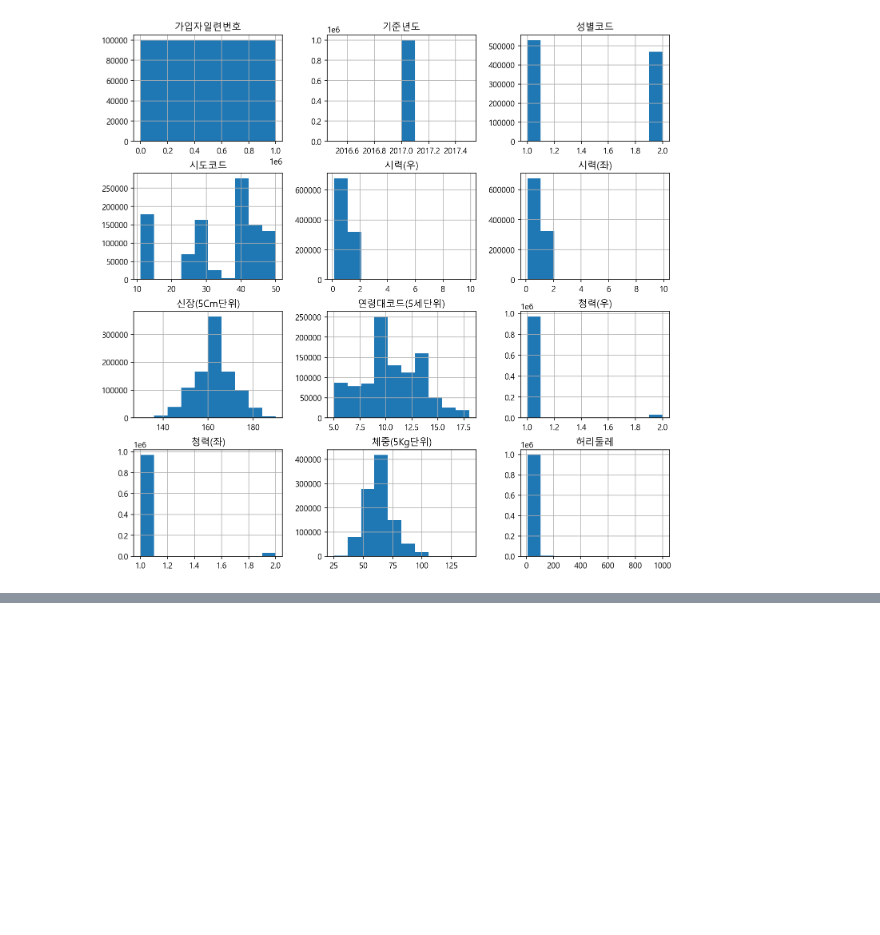
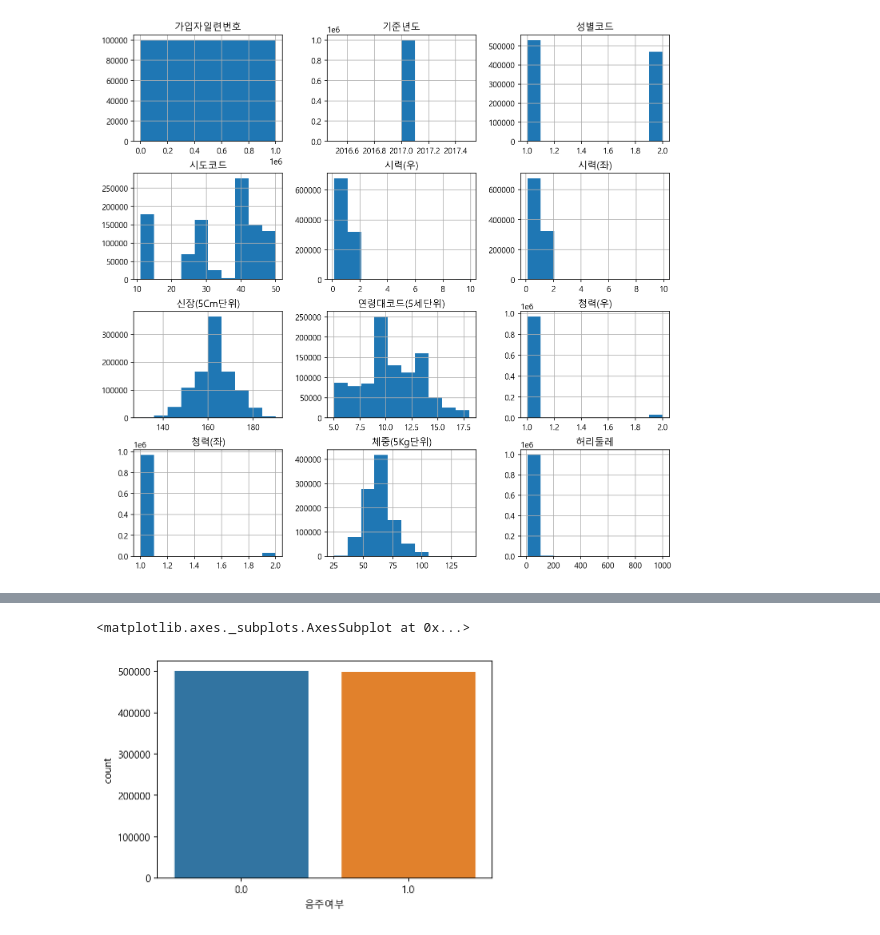
Before and after one commit to baesku789/jupyter, a Jupyter notebook: health-analysis-input.ipynb, the cells around one changed output, grey strips where cells are left out. Cells and saved outputs as stored; diff of their text form; code cells hidden in the pictures; blank space fills up the shorter version.

```diff
--- a/health-analysis-input.ipynb
+++ b/health-analysis-input.ipynb
@@ -363,0 +406,5 @@ h = df.iloc[:,:12].hist(figsize=(12,12))
+# %%
+sns.countplot(x="음주여부", data=df)
+# %% [output]
+<matplotlib.axes._subplots.AxesSubplot at 0x...>
+[figure, added]
```
Also changed, not shown: parts of 28 cells of this notebook.
